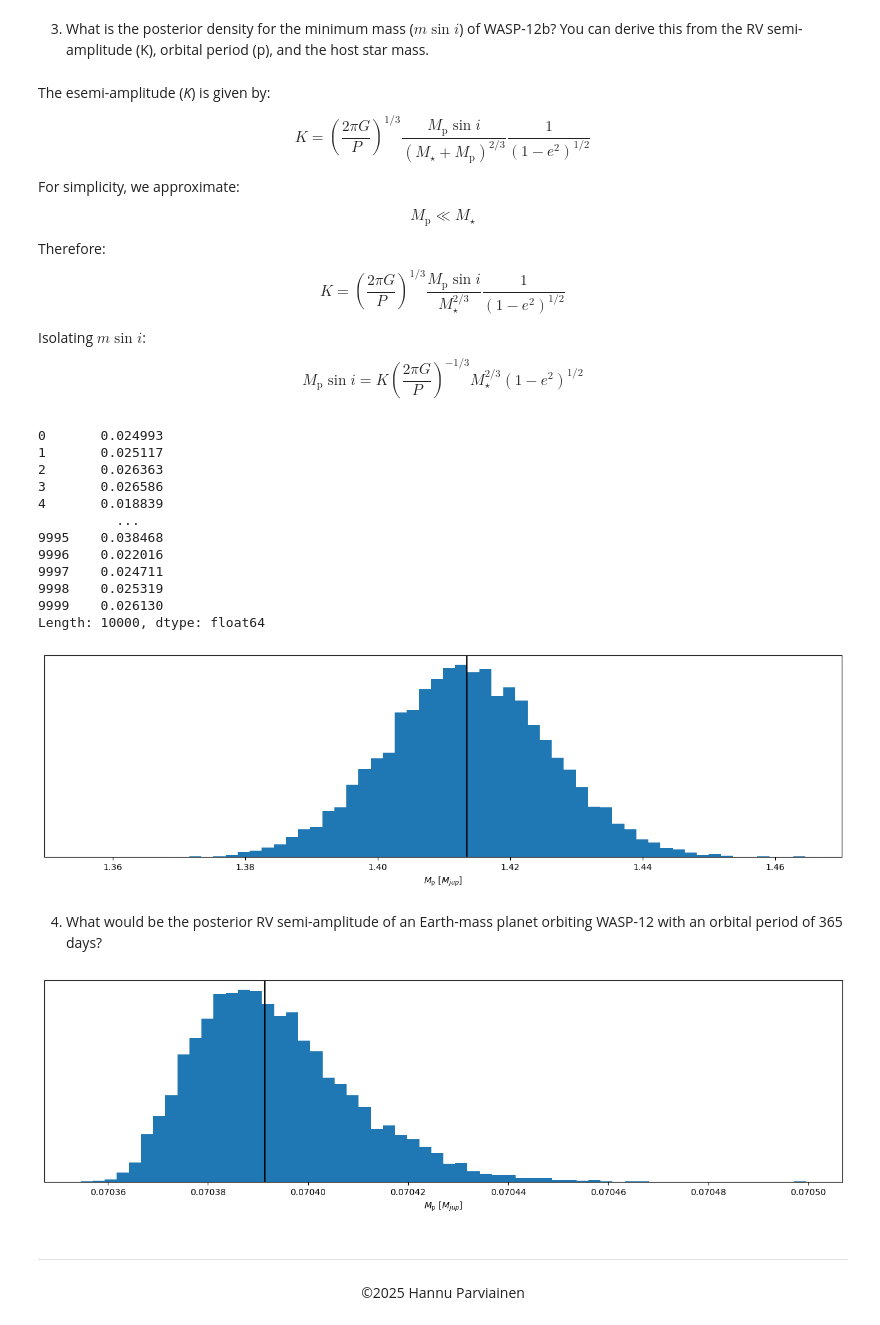
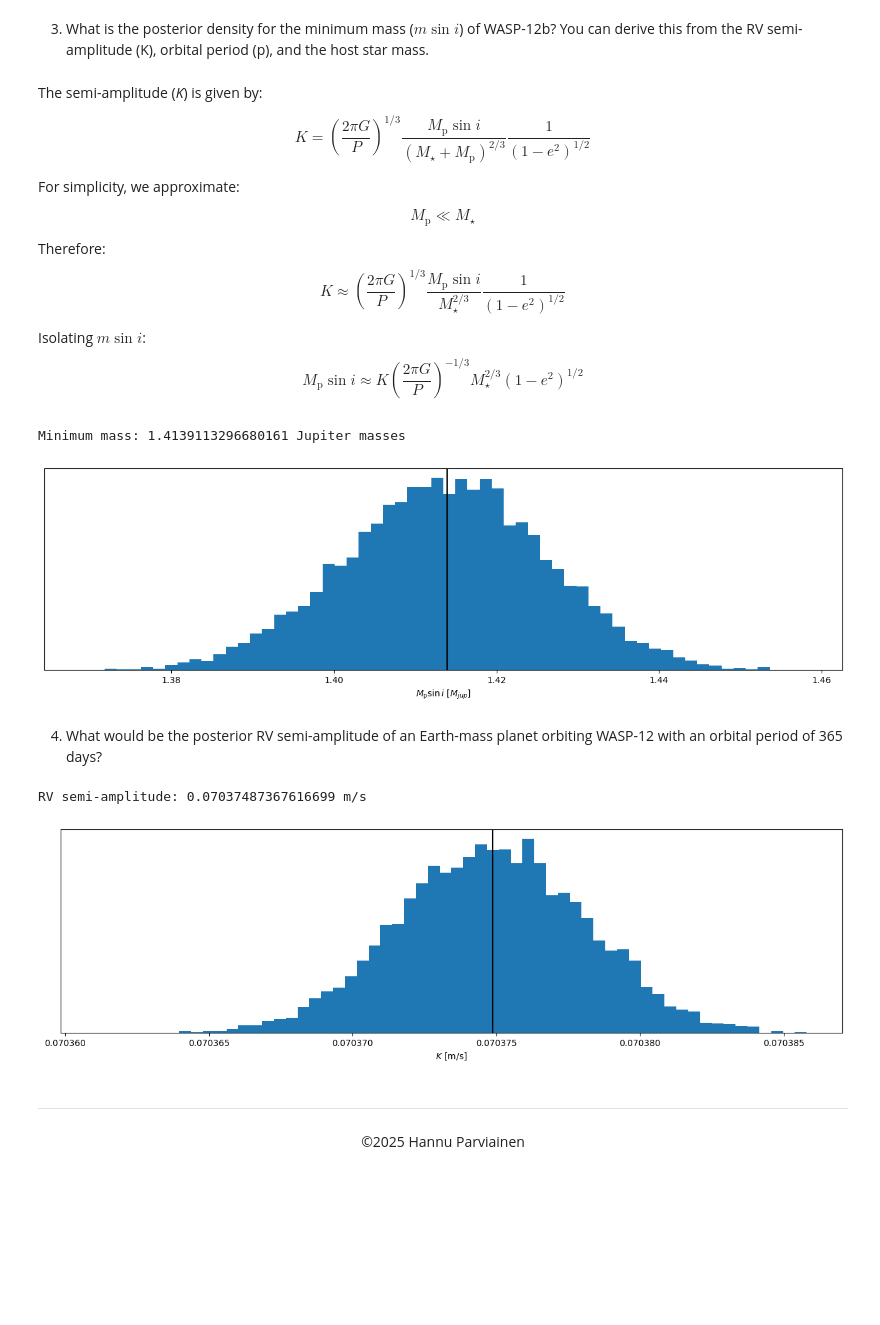
Before and after one commit to aceronf/ull_exoexo_2425, a Jupyter notebook: 01_rv_analysis.ipynb, the cells around one changed output. Saved outputs shown, nothing was run; the diff lists cells and outputs as text; code cells hidden in the pictures; blank space fills up the shorter version.

```diff
--- a/01_rv_analysis.ipynb
+++ b/01_rv_analysis.ipynb
@@ -328,7 +334,7 @@ fig.tight_layout()
 # %% [markdown]
 3. What is the posterior density for the minimum mass ($m\sin i$) of WASP-12b? You can derive this from the RV semi-amplitude (K), orbital period (p), and the host star mass.
 # %% [markdown]
-The esemi-amplitude (*K*) is given by:
+The semi-amplitude (*K*) is given by:
 
 $$
 K = \left(\frac{2\pi G}{P}\right)^{1/3} \frac{M_\mathrm{p} \sin i}{(M_\star + M_\mathrm{p})^{2/3}} \frac{1}{(1-e^2)^{1/2}}
@@ -342,66 +348,60 @@ $$
 
 Therefore:
 $$
-K = \left(\frac{2\pi G}{P}\right)^{1/3} \frac{M_\mathrm{p} \sin i}{M_\star^{2/3}} \frac{1}{(1-e^2)^{1/2}}
+K \approx \left(\frac{2\pi G}{P}\right)^{1/3} \frac{M_\mathrm{p} \sin i}{M_\star^{2/3}} \frac{1}{(1-e^2)^{1/2}}
 $$
 
 Isolating $m\sin i$:
 $$
-M_\mathrm{p} \sin i = K \left(\frac{2\pi G}{P}\right)^{-1/3} M_\star^{2/3}(1-e^2)^{1/2}
+M_\mathrm{p} \sin i \approx K \left(\frac{2\pi G}{P}\right)^{-1/3} M_\star^{2/3}(1-e^2)^{1/2}
 $$
-# %%
-ecc
-# %% [output]
-0       0.024993
-1       0.025117
-2       0.026363
-3       0.026586
-4       0.018839
-          ...
-9995    0.038468
-9996    0.022016
-9997    0.024711
-9998    0.025319
-9999    0.026130
-Length: 10000, dtype: float64
 # %%
 from astropy.constants import G
 
-# Mass of WASP-12 from https://arxiv.org/pdf/1512.00464:
+# The mass of WASP-12 is obteined from Collins et al. (2018) https://arxiv.org/pdf/1512.00464:
 
-M_wasp12 = 1.434 * u.solMass
-P = np.array(df["p_1"])*u.day
-K = np.array(df["rv_k_1"])*u.m/u.s
+M_wasp12 = 1.434 * u.solMass # Stellar mass
+P = np.array(df["p_1"])*u.day # Period
+K = np.array(df["rv_k_1"])*u.m/u.s # Semi-amplitude K
 
+# Calculation of the minimum mass:
 Mp_sini = K*(2*np.pi*G/P)**(-1/3)*M_wasp12**(2/3)*(1-ecc.values**2)**(1/2)
 
 fig, ax = subplots()
 ax.hist(Mp_sini.to(u.M_jup), bins=60)
 ax.axvline(median(Mp_sini.to(u.M_jup).value), c='k')
-setp(ax, xlabel=r'$M_\mathrm{p}$ [$M_{jup}$]', yticks=[])
+setp(ax, xlabel=r'$M_\mathrm{p}\sin i$ [$M_{jup}$]', yticks=[])
 fig.tight_layout()
+
+print("Minimum mass: "+ f"{median(Mp_sini.to(u.M_jup).value)} "+ "Jupiter masses")
 # %% [output]
+Minimum mass: 1.4139113296680161 Jupiter masses
-[figure, old version]
+[figure, new version]
 # %% [markdown]
 4. What would be the posterior RV semi-amplitude of an Earth-mass planet orbiting WASP-12 with an orbital period of 365 days?
 # %%
 from astropy.constants import M_earth
 
-# The uncertainty in the mass of the Earth is 0.00028 Earth masses:
+# The uncertainty in the mass of the Earth is 0.00028e24 kg (https://ssd.jpl.nasa.gov/planets/phys_par.html). A normal distribution is created around the central value taking this uncertainty as the
+# standard deviation.
 M_earth_dist = np.random.normal(loc=1, scale=(0.00028e24*u.kg).to(u.M_earth).value, size=10000)*u.M_earth
-# The eccentricity of the Earth:
 
-P = 365*u.day
-# Assuming sin(i)=1:
-K = (2*np.pi*G/P)**(1/3)*(M_earth_dist/M_wasp12**(2/3))*(1-ecc.values**2)**(-1/2)
+e_earth = 0.017 # Eccentricity of the Earth:
+P = 365*u.day # Period of the Earth
+
+# The semi-amplitude is calculated assuming sin(i)=1, which is roughly true because this planet transits:
+K = (2*np.pi*G/P)**(1/3)*(M_earth_dist/M_wasp12**(2/3))*(1-e_earth**2)**(-1/2)
 
 fig, ax = subplots()
 ax.hist(K.to(u.m/u.s), bins=60)
 ax.axvline(median(K.to(u.m/u.s).value), c='k')
-setp(ax, xlabel=r'$M_\mathrm{p}$ [$M_{jup}$]', yticks=[])
+setp(ax, xlabel=r'$K$ [m/s]', yticks=[])
 fig.tight_layout()
+
+print("RV semi-amplitude: "+ f"{median(K.to(u.m/u.s).value)} "+ "m/s")
 # %% [output]
+RV semi-amplitude: 0.07037487367616699 m/s
-[figure, old version]
+[figure, new version]
 # %% [markdown]
 ---
 
```
Also changed, not shown: parts of 10 cells of this notebook.
